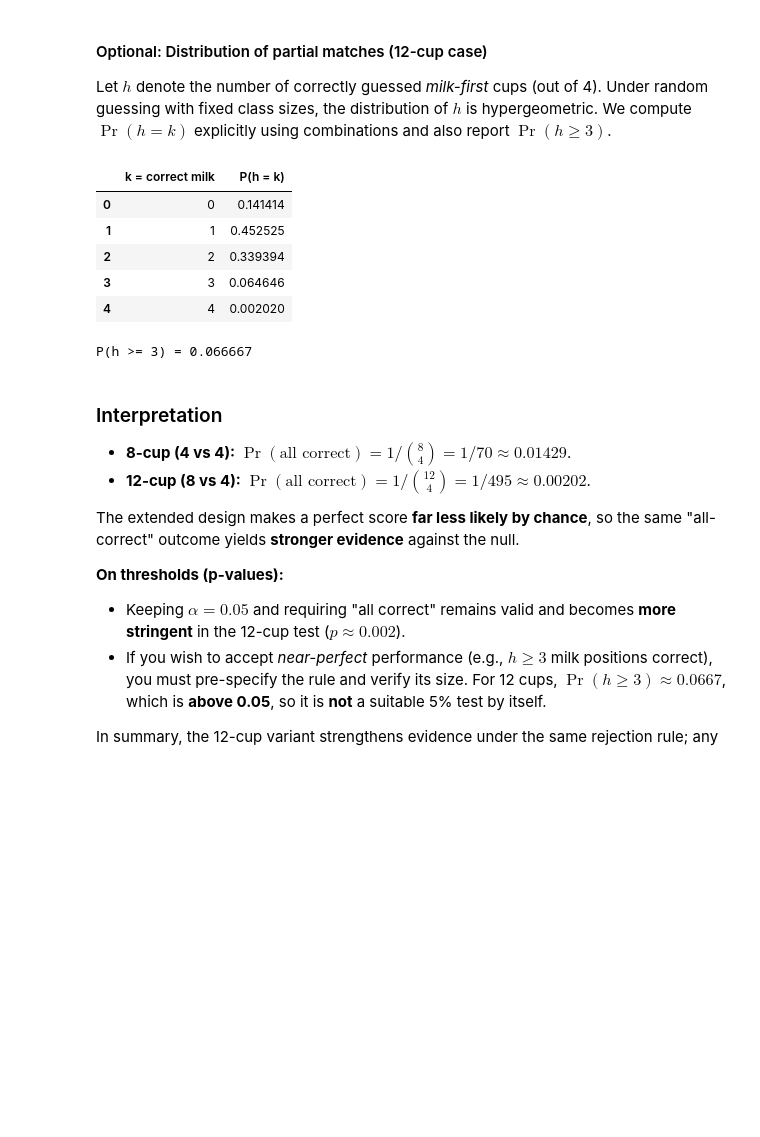
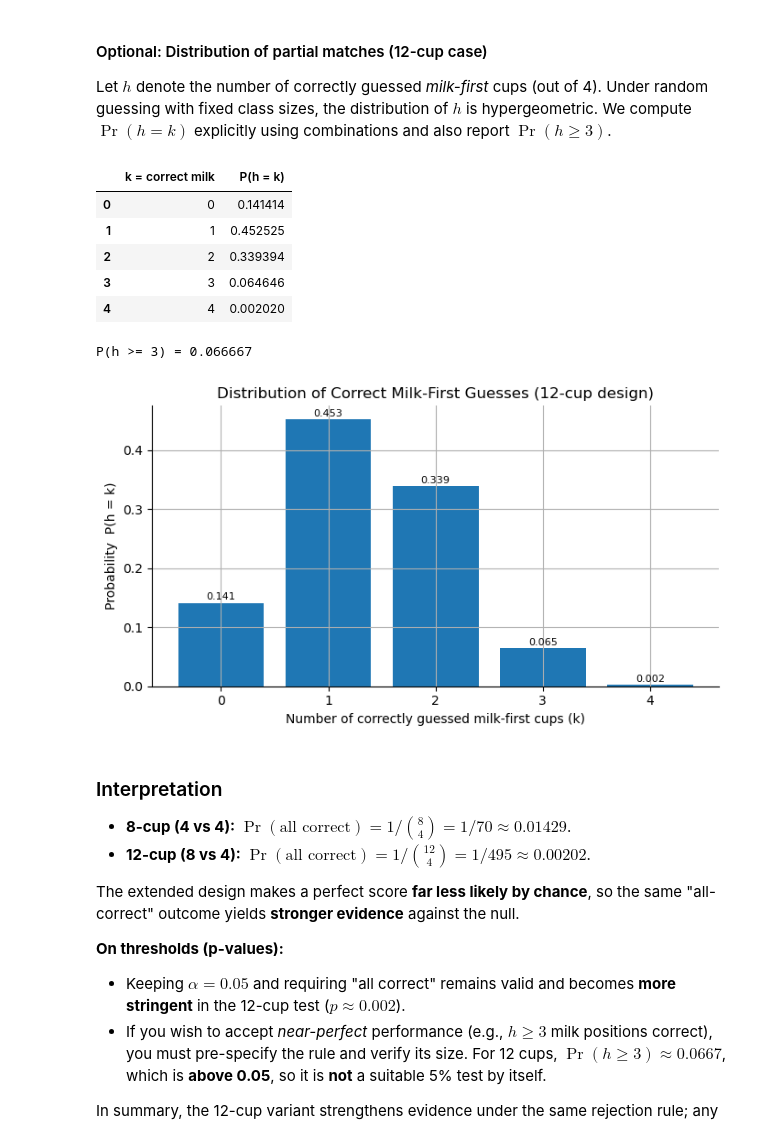
Before and after one commit to hugcamrom/applied-statistics, a Jupyter notebook: problems.ipynb, the cells around one changed output. Drawn from its saved outputs; the diff is of its cells as text; code cells hidden in the pictures; blank space fills up the shorter version.

Commit message:
distribution of h (12-cup case) bar chart

```diff
--- a/problems.ipynb
+++ b/problems.ipynb
@@ -162,30 +162,56 @@ the distribution of $h$ is hypergeometric. We compute $\Pr(h=k)$ explicitly usin
 # %%
 from math import comb
 import pandas as pd
 
 N, K, n = 12, 4, 4  # total cups, milk-first cups, guessed milk-first cups
 dist = {k: (comb(K, k) * comb(N - K, n - k)) / comb(N, n) for k in range(0, n + 1)}
 p_tail_ge3 = sum(dist[k] for k in range(3, n + 1))
 
 dist_df = pd.DataFrame({
     "k = correct milk": list(dist.keys()),
     "P(h = k)": [dist[k] for k in dist]
 }).sort_values("k = correct milk").reset_index(drop=True)
 
 display(
     dist_df.style.format({"P(h = k)": "{:.6f}"})
 
 )
 print(f"P(h >= 3) = {p_tail_ge3:.6f}")
 # --- Problem 1: Extending the Lady Tasting Tea ---------------------------------------------
+
+# --- Bar chart for distribution of h (12-cup case) ---
+
+fig, ax = plt.subplots(figsize=(7, 4))
+
+# Bars: P(h = k) for k = 0, 1, 2, 3, 4
+ax.bar(dist_df["k = correct milk"], dist_df["P(h = k)"])
+
+ax.set_xlabel("Number of correctly guessed milk-first cups (k)")
+ax.set_ylabel("Probability  P(h = k)")
+ax.set_title("Distribution of Correct Milk-First Guesses (12-cup design)")
+
+# Optional: annotate bars with probabilities
+for idx, row in dist_df.iterrows():
+    ax.text(
+        row["k = correct milk"],
+        row["P(h = k)"] + 0.002,
+        f"{row['P(h = k)']:.3f}",
+        ha="center",
+        va="bottom",
+        fontsize=8,
+    )
+
+plt.tight_layout()
+plt.show()
 # %% [output]
 |  | k = correct milk | P(h = k) |
 | 0 | 0 | 0.141414 |
 | 1 | 1 | 0.452525 |
 | 2 | 2 | 0.339394 |
 | 3 | 3 | 0.064646 |
 | 4 | 4 | 0.002020 |
 P(h >= 3) = 0.066667
+[figure, added]
 # %% [markdown]
 ### Interpretation
 
```
